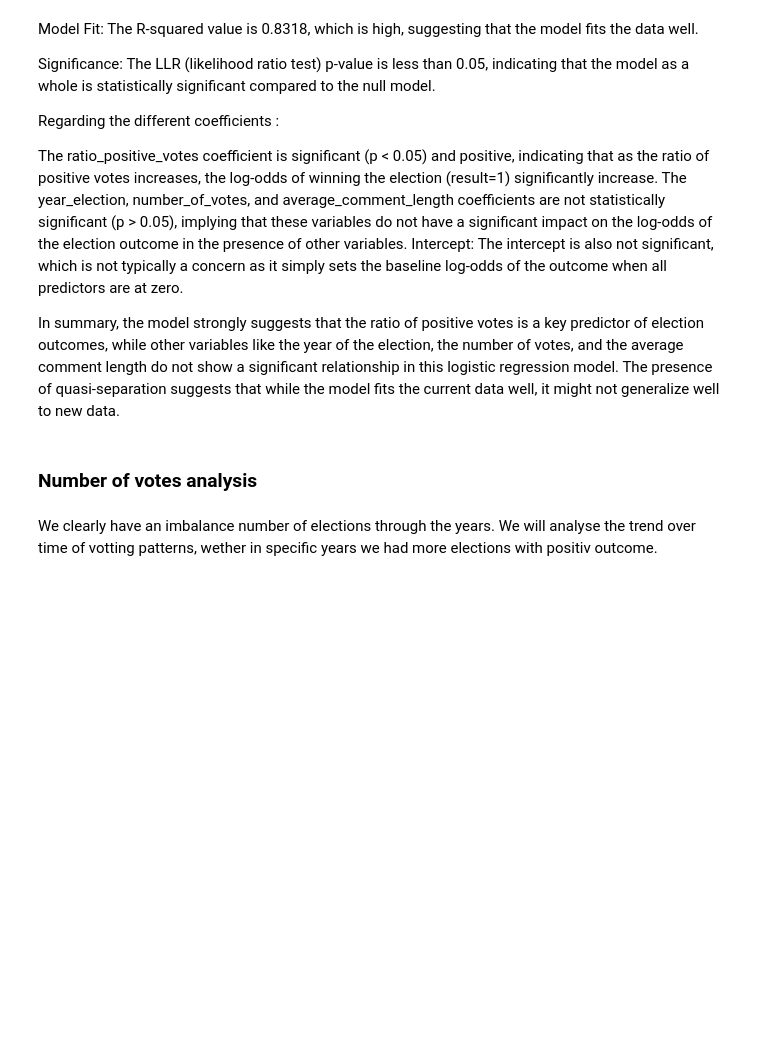
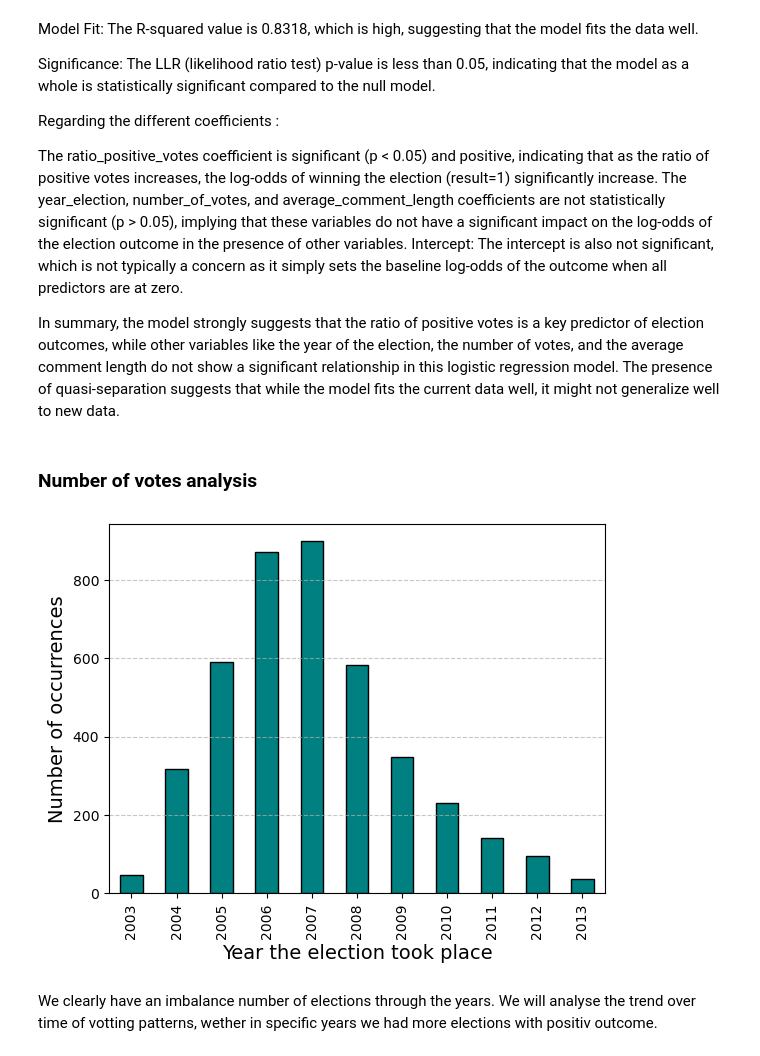
Before and after one commit to epfl-ada/ada-2023-project-thedatafreaks, a Jupyter notebook: notebooks/main_notebook.ipynb, the cells around one changed output. Drawn from its saved outputs; the diff is of its cells as text; code cells hidden in the pictures; blank space fills up the shorter version.

```diff
--- a/notebooks/main_notebook.ipynb
+++ b/notebooks/main_notebook.ipynb
@@ -587,14 +823,16 @@ elect_dynamics_df['year_election'].unique().sort()
 # %%
 #Plot the distribution of the number of elections per year
-ax = elect_dynamics_df['year_election'].value_counts().sort_index().plot(kind='bar' ,
+ax = elect_features_df['year_election'].value_counts().sort_index().plot(kind='bar' ,
                                                                          color='teal', edgecolor='black')
 
 plt.grid(axis='y', linestyle='--', alpha=0.7)
 
 ax.set_xlabel('Year the election took place', fontsize=14)
 ax.set_ylabel('Number of occurrences', fontsize=14)
 
 plt.show()
+# %% [output]
+[figure, added]
 # %% [markdown]
 We clearly have an imbalance number of elections through the years. We will analyse the trend over time of votting patterns, wether in specific years we had more elections with positiv outcome.
 # %%
```
Also changed, not shown: parts of 54 cells of this notebook.
